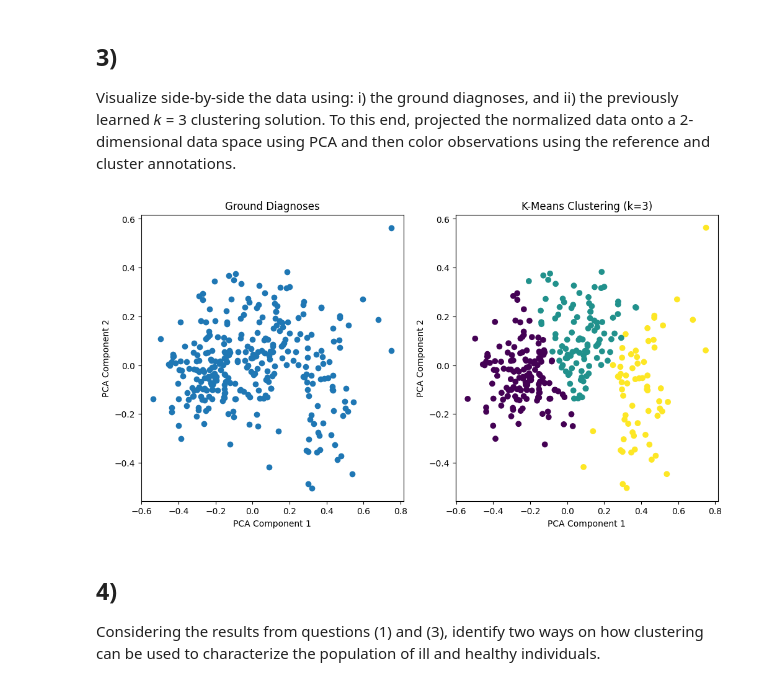
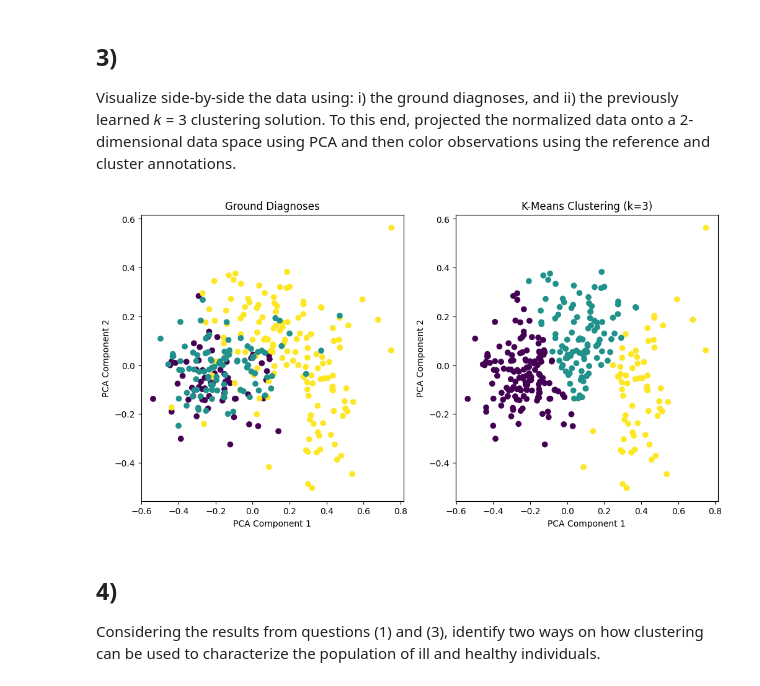
Before and after one commit to ana-mc-almeida/leic, a Jupyter notebook: machine_learning/homeworks/homework_4/Untitled.ipynb, the cells around one changed output. Drawn from its saved outputs; the diff is of its cells as text; code cells hidden in the pictures.

```diff
--- a/machine_learning/homeworks/homework_4/Untitled.ipynb
+++ b/machine_learning/homeworks/homework_4/Untitled.ipynb
@@ -17,4 +20 @@ true_labels = df['class'].str.decode('utf-8')
 #print(true_labels)
-# %%
-true_labels = df['class'].tolist()
-print(true_labels)
@@ -29,14 +21,3 @@ y= df['class'].values
-# %%
-from sklearn.preprocessing import LabelEncoder
-
-# Create a LabelEncoder instance
-label_encoder = LabelEncoder()
-
-# Encode the 'class' column
-df['class_encoded'] = label_encoder.fit_transform(df['class'])
-
-# Drop the original 'class' column if you don't need it
-df = df.drop(columns=['class'])
 # %%
 # Normalize the data using MinMaxScaler
 from sklearn.preprocessing import MinMaxScaler
@@ -46,6 +25,14 @@ df = df.drop(columns=['class'])
 # Normalize the data
 scaler = MinMaxScaler()
 normalized_data = scaler.fit_transform(df)
+# %%
+from sklearn.preprocessing import LabelEncoder
+
+# Initialize the LabelEncoder
+label_encoder = LabelEncoder()
+
+# Convert the string labels to integers
+true_labels_int = label_encoder.fit_transform(true_labels)
 # %% [markdown]
 ## 1)
 Using sklearn, apply k-means clustering fully unsupervisedly on the normalized data with 𝑘 ∈ {2,3,4,5} (random=0 and remaining parameters as default). Assess the silhouette and purity of the produced solutions.
@@ -139,7 +91,0 @@ Top variables for PC2 (by absolute weight): Variable 1, Variable 4, Variable 3,
-# %%
-pca = PCA(n_components=2)
-pca.fit(normalized_data)
-explained_variance = pca.explained_variance_ratio_
-
-print(f"Explained Variance of PC1: {explained_variance[0]}")
-print(f"Explained Variance of PC2: {explained_variance[1]}")
@@ -287,35 +148,34 @@ Visualize side-by-side the data using: i) the ground diagnoses, and ii) the prev
 # %%
 import matplotlib.pyplot as plt
 from sklearn.decomposition import PCA
 
 # Perform PCA
 pca = PCA(n_components=2)
 X_pca = pca.fit_transform(normalized_data)
 #X_pca_labels = pca.fit_predict(normalized_data)
 
 # Perform k-means clustering
 kmeans = KMeans(n_clusters=3, random_state=0)
 kmeans_labels = kmeans.fit_predict(normalized_data)
 
 # Create a scatter plot for the ground diagnoses
 plt.figure(figsize=(12, 6))
 plt.subplot(1, 2, 1)
-plt.scatter(X_pca[:, 0], X_pca[:, 1], cmap='viridis')
+plt.scatter(X_pca[:, 0], X_pca[:, 1], cmap='viridis', c=true_labels_int)
 plt.title("Ground Diagnoses")
 plt.xlabel("PCA Component 1")
 plt.ylabel("PCA Component 2")
 
-# Assuming you have the clustering results in the variable 'kmeans_labels'
 # Create a scatter plot for the clustering solution
 plt.subplot(1, 2, 2)
 plt.scatter(X_pca[:, 0], X_pca[:, 1], c=kmeans_labels, cmap='viridis')
 plt.title("K-Means Clustering (k=3)")
 plt.xlabel("PCA Component 1")
 plt.ylabel("PCA Component 2")
 
 plt.show()
 # %% [output]
-[figure, old version]
+[figure, new version]
 # %% [markdown]
 ## 4)
 Considering the results from questions (1) and (3), identify two ways on how clustering can
```
Also changed, not shown: parts of 11 cells of this notebook.
